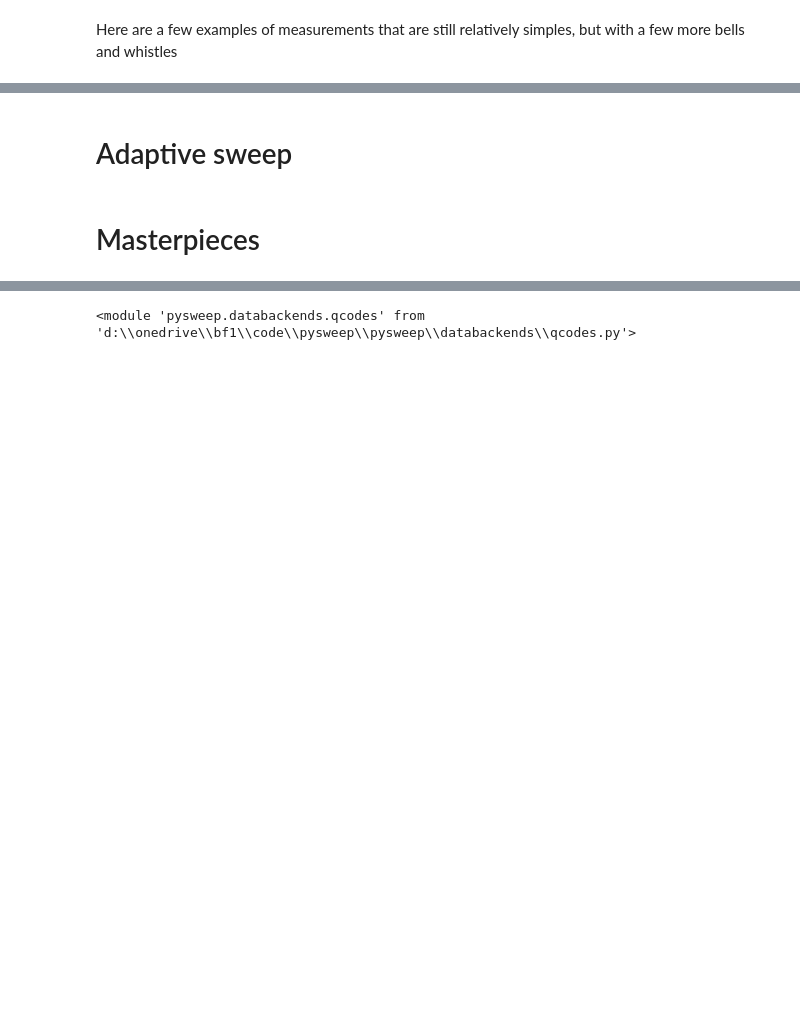
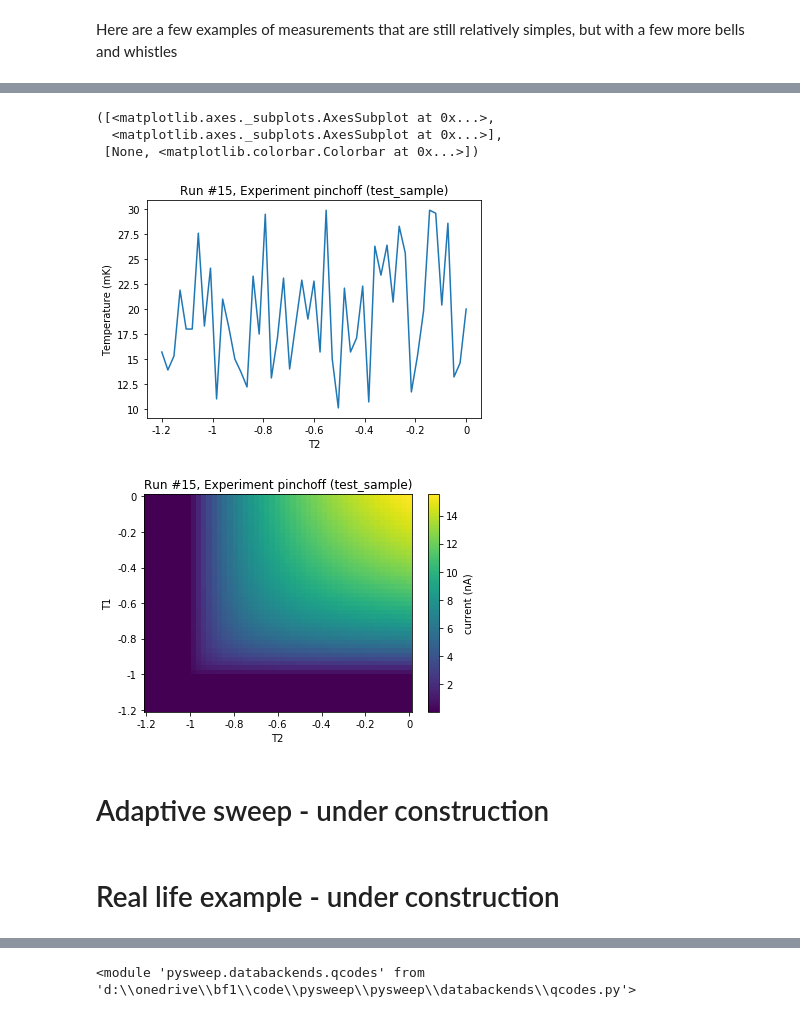
Before and after one commit to damazter/pysweep, a Jupyter notebook: docs/Examples.ipynb, the cells around one changed output, grey strips where cells are left out. Drawn from its saved outputs; the diff is of its cells as text; code cells hidden in the pictures; blank space fills up the shorter version.

Commit message:
extend example notebook

```diff
--- a/docs/Examples.ipynb
+++ b/docs/Examples.ipynb
@@ -98,6 +115,0 @@ say that we want to execute some function after we set the b parameter
-# %%
-db = pysweep.databackends.debug.DebugDataBackend()
-pysweep.sweep(lambda d:{}, lambda d:{}, measure,
-              pysweep.sweep_object(a, [0,1,2]),
-              conv.add_function(pysweep.sweep_object(b, [3,4,5]), measure_temperature),
-              pysweep.sweep_object(c, [6,7,8]), databackend=db)
@@ -104,5 +151,13 @@ pysweep.sweep(lambda d:{}, lambda d:{}, measure,
+# %%
+qcodes.dataset.plotting.plot_by_id(r.datasaver.run_id)
+# %% [output]
+([<matplotlib.axes._subplots.AxesSubplot at 0x...>,
+  <matplotlib.axes._subplots.AxesSubplot at 0x...>],
+ [None, <matplotlib.colorbar.Colorbar at 0x...>])
+[figure, added]
+[figure, added]
 # %% [markdown]
-# Adaptive sweep
+# Adaptive sweep - under construction
 # %%
 @MakeMeasurementFunction([['timestamp', 's']])
 def smart_point_function(dict_waterfall):
@@ -116,8 +171,8 @@ pysweep.sweep(lambda d:{}, lambda d:{}, measure,
               conv.add_function(pysweep.sweep_object(b, [3,4]), measure_temperature),
               pysweep.sweep_object(c, smart_point_function, dataparameter=np.linspace(0,9,10)), databackend=db
              )
-# %% [markdown]
-# Masterpieces
+# %% [markdown]
+# Real life example - under construction
 # %%
 %%enqueue single_shot_readout
 exp = select_experiment('blobs', SAMPLE)
```
Also changed, not shown: parts of 14 cells of this notebook.
